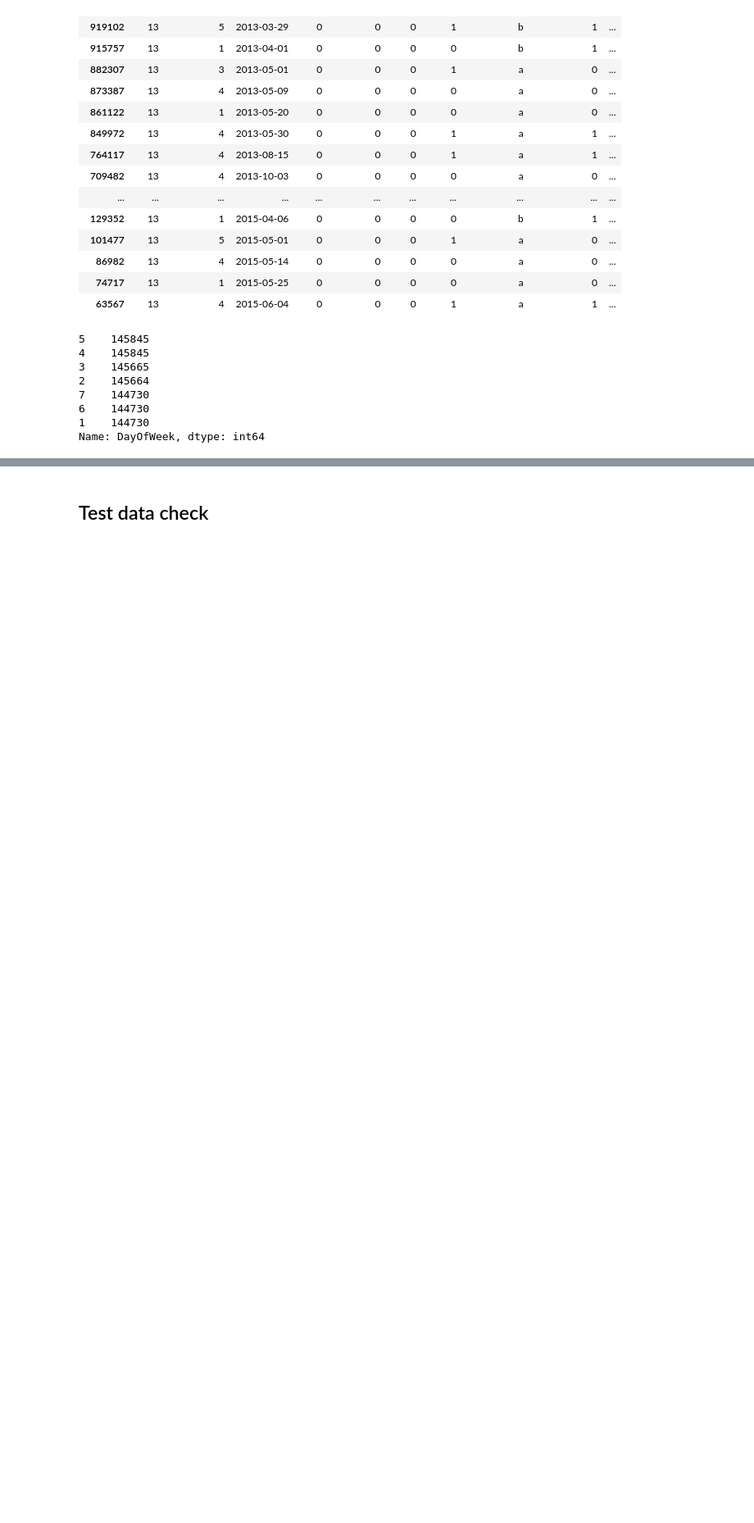
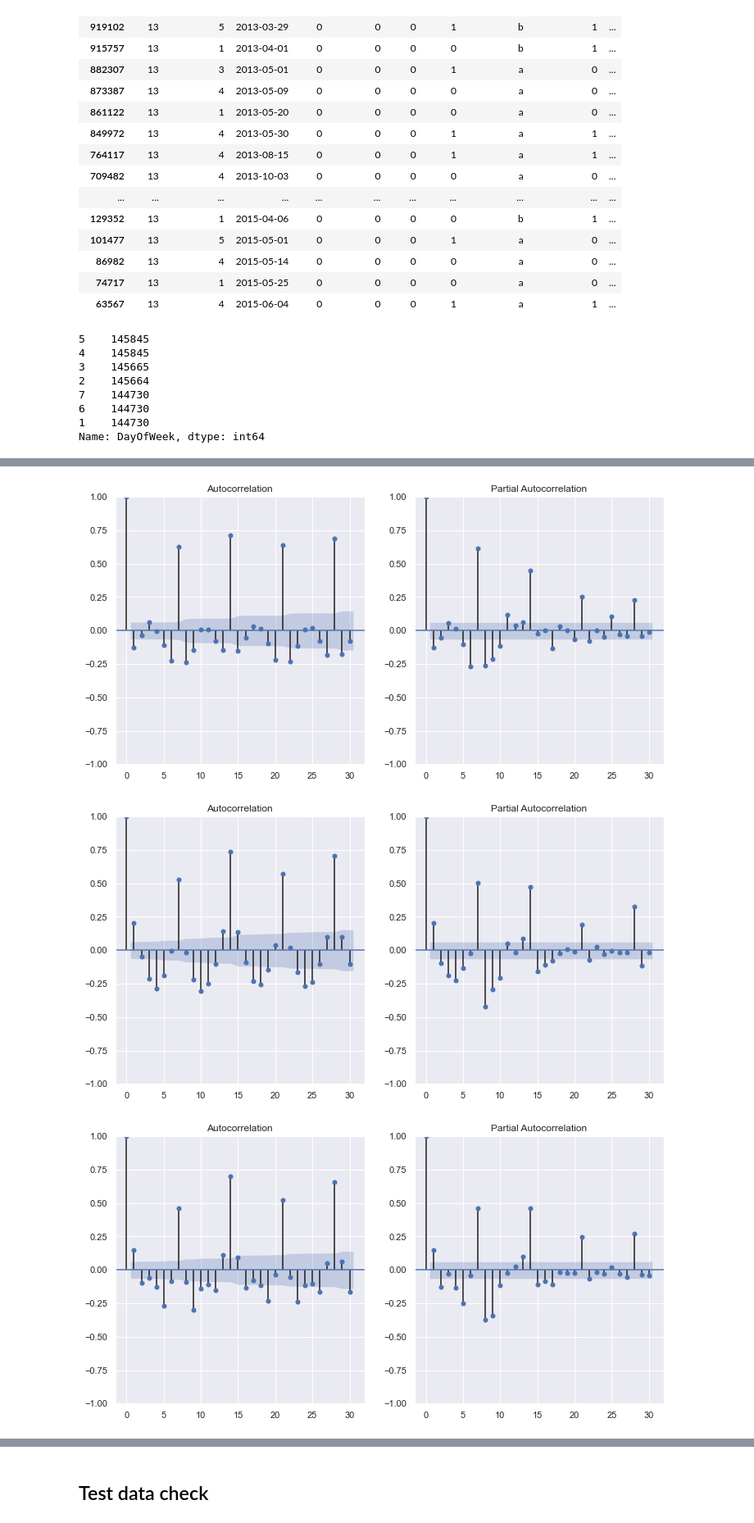
Before and after one commit to CYCCCCC/store_sales_prediction, a Jupyter notebook: store_sales.ipynb, the cells around one changed output, grey strips where cells are left out. Shown at 82% size. Cells and saved outputs as stored; diff of their text form; code cells hidden in the pictures; blank space fills up the shorter version.

```diff
--- a/store_sales.ipynb
+++ b/store_sales.ipynb
@@ -390,0 +380,6 @@ Name: DayOfWeek, dtype: int64
+# %%
+train_open = train[train['Open']==1]
+# %%
+train.sort_values(by=['Store', 'Date'], inplace=True)
+# %%
+train_open.sort_values(by=['Store', 'Date'], inplace=True)
@@ -390,0 +393,2 @@ Name: DayOfWeek, dtype: int64
+# %%
+sales_store = train_open[train_open['Store']==2]
@@ -390,0 +404,14 @@ Name: DayOfWeek, dtype: int64
+# %%
+for i in range(1, 11):
+    sales_store = train[train['Store']==i]
+
+    plt.figure(figsize=(12, 6))
+    plt.subplot(121)
+    plot_acf(sales_store['Sales'], ax=plt.gca(), lags=30)
+    plt.subplot(122)
+    plot_pacf(sales_store['Sales'], ax=plt.gca(), lags=30)  # Adjust the lags as needed
+    plt.show()
+# %% [output]
+[figure, added]
+[figure, added]
+[figure, added]
```
Also changed, not shown: parts of 53 cells of this notebook.
